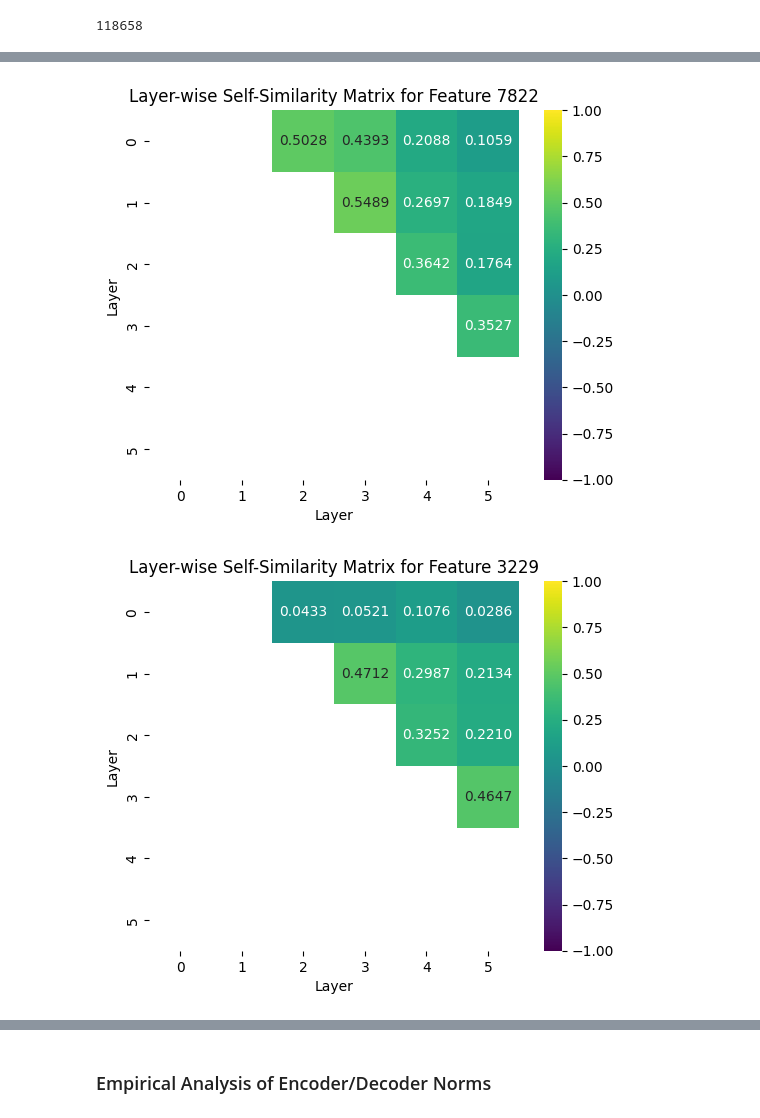
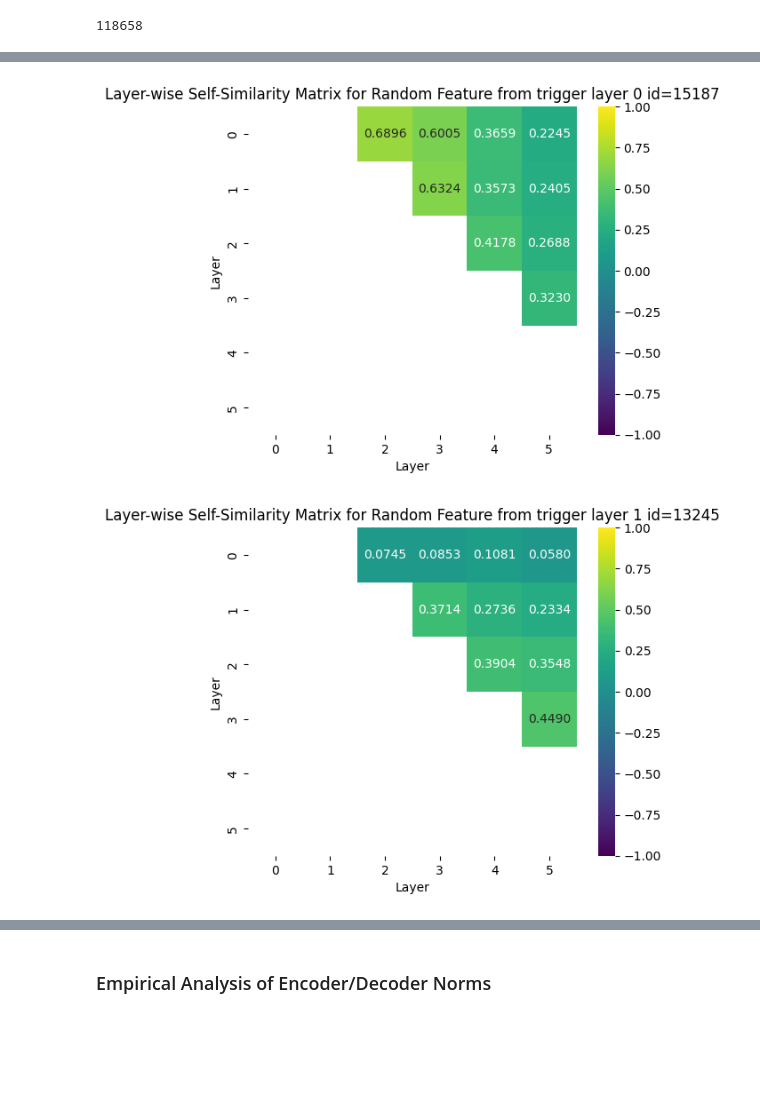
Before and after one commit to sidnb13/tensor-saes, a Jupyter notebook: notebooks/causal_attribution.ipynb, the cells around one changed output, grey strips where cells are left out. Saved outputs shown, nothing was run; the diff lists cells and outputs as text; code cells hidden in the pictures; blank space fills up the shorter version.

```diff
--- a/notebooks/causal_attribution.ipynb
+++ b/notebooks/causal_attribution.ipynb
@@ -1624,11 +1632,11 @@ def compute_per_token_causal_attribution_strength(
     relative_error = error / v_k_norm_squared.unsqueeze(1)
 
     # Mask out invalid tokens
-    mask = intervention.is_valid.squeeze()
-    proportion_explained = proportion_explained.masked_fill(~mask, float("nan"))
-    causal_cosine = causal_cosine.masked_fill(~mask, float("nan"))
-    error = error.masked_fill(~mask, float("nan"))
-    relative_error = relative_error.masked_fill(~mask, float("nan"))
+    # mask = intervention.is_valid.squeeze()
+    # proportion_explained = proportion_explained.masked_fill(~mask, float("nan"))
+    # causal_cosine = causal_cosine.masked_fill(~mask, float("nan"))
+    # error = error.masked_fill(~mask, float("nan"))
+    # relative_error = relative_error.masked_fill(~mask, float("nan"))
 
     return {
         "proportion_explained": proportion_explained.squeeze(),
@@ -1773,7 +1781,7 @@ def plot_single_example_causal_attribution(
         plt.subplots_adjust(hspace=0.3)  # Adjust the vertical space between subplots
         # Save the plot to PLOT_DIR
         plot_filename = (
-            f"causal_attribution_trigger_layer_{i+1}_{random.randint(1000, 9999)}.png"
+            f"causal_attribution_trigger_layer_{i}_{random.randint(1000, 9999)}.png"
         )
         plot_path = os.path.join(PLOT_DIR, plot_filename)
         plt.savefig(plot_path, dpi=300, bbox_inches="tight")
@@ -1921,12 +1929,12 @@ def plot_averaged_token_causal_attribution(
     fig.suptitle(
         f"Averaged Token Causal Attribution (Top {k_feature} Feature, Valid Token #{n_token}, {num_samples} Samples)",
         fontsize=20,
-        y=0.95,
+        y=1.05,
     )
 
     titles = [
         r"Causal Cosines: $\text{cos_sim}(\text{dec}_{f,l+k}, c_{l,l+k,f})$ where $c_{l,l+k,f} := \text{VJP}(f_{l \to l+k}(h_l), \text{dec}_{f,l})$",
-        r"Proportion Explained: $\frac{c_{l,l+k,f}^T \text{dec}_{f,l+k}}{||\text{dec}_{f,l+k}||_2}$",
+        r"Causal Strength: $\frac{c_{l,l+k,f}^T \text{dec}_{f,l+k}}{||\text{dec}_{f,l+k}||_2}$",
     ]
 
     for idx, (metric, title) in enumerate(zip(metrics, titles)):
@@ -1962,7 +1970,7 @@ def plot_averaged_token_causal_attribution(
                 ax.text(
                     j + 0.5,
                     i + 0.5,
-                    f"{mean_value:.2f}\n±{std_value:.2f}",
+                    f"{mean_value:.2f}\n({std_value:.2f})",
                     ha="center",
                     va="center",
                     color=text_color,
@@ -1976,11 +1984,11 @@ def plot_averaged_token_causal_attribution(
         ax.tick_params(labelsize=14)
 
     plt.tight_layout()
-    plt.subplots_adjust(top=0.9)
+    plt.subplots_adjust(top=0.85)
 
     # Save the plot
     plot_filename = f"averaged_token_causal_attribution_k{k_feature}_n{n_token}_samples{num_samples}.png"
-    plt.savefig(os.path.join(PLOT_DIR, plot_filename))
+    plt.savefig(os.path.join(PLOT_DIR, plot_filename), bbox_inches='tight')
 
     plt.show()
 
@@ -2171,7 +2181,7 @@ import random
 
 
 def plot_layer_wise_self_similarity(
-    decoder_weights, layer_bin, num_layers=6, hidden_size=512
+    decoder_weights, layer_bin, num_layers=6, hidden_size=512, layer_idx=None
 ):
     # Select a random feature from the specified layer bin
     feature_idx = random.choice(layer_bin)
@@ -2188,36 +2198,40 @@ def plot_layer_wise_self_similarity(
     )
 
     # Create a mask for the lower triangle
     mask = np.tril(np.ones_like(similarity_matrix.cpu().numpy(), dtype=bool), k=1)
 
     # Plot the similarity matrix
     plt.figure()
     sns.heatmap(
         similarity_matrix.cpu().numpy(),
         cmap="viridis",
         annot=True,
         fmt=".4f",  # Increase precision
         square=True,
         cbar=True,
         mask=mask,  # Apply the mask
         vmin=-GLOBAL_MAX,
         vmax=GLOBAL_MAX,
     )
-    plt.title(f"Layer-wise Self-Similarity Matrix for Feature {feature_idx}")
+    plt.title(
+        f"Layer-wise Self-Similarity Matrix for Random Feature from trigger layer {layer_idx} id={feature_idx}"
+    )
     plt.xlabel("Layer")
     plt.ylabel("Layer")
 
     # Save the plot to PLOT_DIR
-    plot_filename = f"layer_wise_self_similarity_feature_{feature_idx}.png"
-    plt.savefig(os.path.join(PLOT_DIR, plot_filename))
+    plot_filename = f"layer_wise_self_similarity_layer_{layer_idx}.png"
+    # plt.savefig(os.path.join(PLOT_DIR, plot_filename))
 
     # Show the plot
     plt.show()
 
 
 # Run for multiple features
 for i in range(6):
-    plot_layer_wise_self_similarity(feature_decoder_weights, enc_binned_features[i])
+    plot_layer_wise_self_similarity(
+        feature_decoder_weights, enc_binned_features[i], layer_idx=i
+    )
 # %% [output]
-[figure, old version]
+[figure, new version]
-[figure, old version]
+[figure, new version]
```
Also changed, not shown: parts of 10 cells of this notebook, 57 other files.
